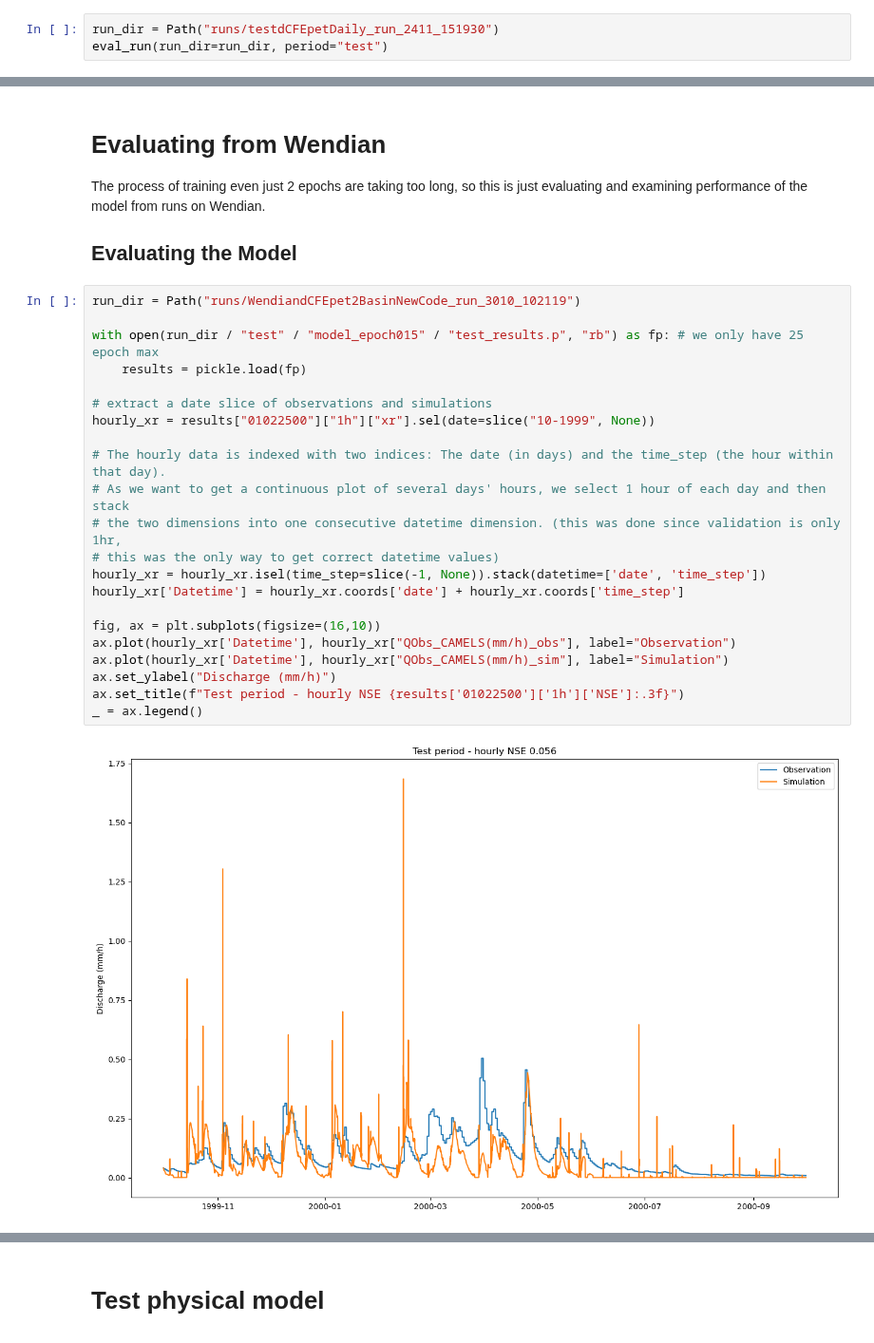
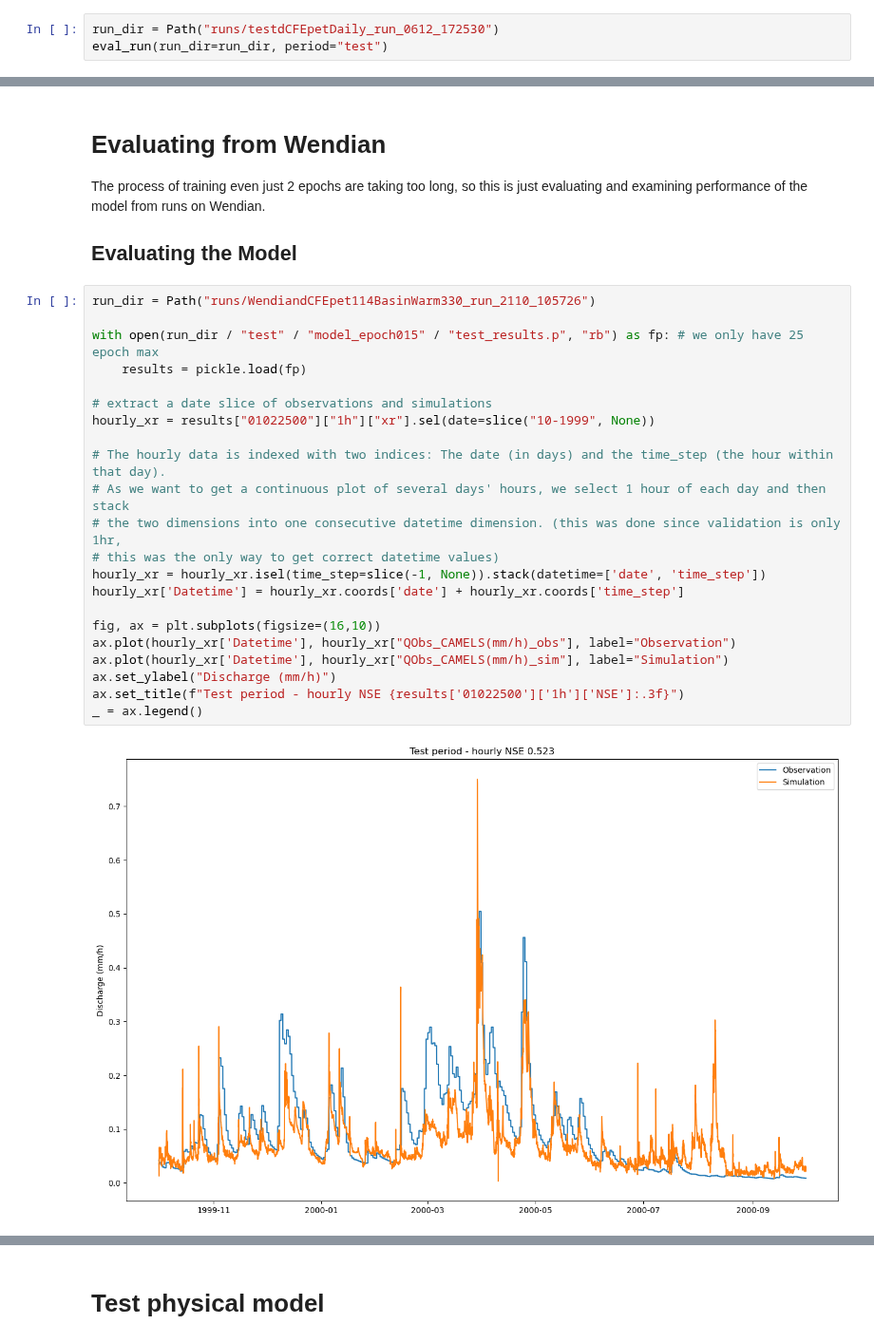
Before and after one commit to mines-ciroh/neuralhydrology, a Jupyter notebook: examples/07-DifferentialCFE-Model/testRun.ipynb, the cells around one changed output, grey strips where cells are left out. Shown at 95% size. Saved outputs shown, nothing was run; the diff lists cells and outputs as text.

Commit message:
Finished daily dCFE

```diff
--- a/examples/07-DifferentialCFE-Model/testRun.ipynb
+++ b/examples/07-DifferentialCFE-Model/testRun.ipynb
@@ -278,6 +279,6 @@ CPU
 # %% [markdown]
 ## Evaluating the Model
 # %%
-run_dir = Path("runs/testdCFEpetDaily_run_2411_151930")
+run_dir = Path("runs/testdCFEpetDaily_run_0612_172530")
 eval_run(run_dir=run_dir, period="test")
 # %% [output]
@@ -337,29 +338,29 @@ array(0.58032113)
 The process of training even just 2 epochs are taking too long, so this is just evaluating and examining performance of the model from runs on Wendian.
 ## Evaluating the Model
 # %%
-run_dir = Path("runs/WendiandCFEpet2BasinNewCode_run_3010_102119")
+run_dir = Path("runs/WendiandCFEpet114BasinWarm330_run_2110_105726")
 
 with open(run_dir / "test" / "model_epoch015" / "test_results.p", "rb") as fp: # we only have 25 epoch max
     results = pickle.load(fp)
 
 # extract a date slice of observations and simulations
 hourly_xr = results["01022500"]["1h"]["xr"].sel(date=slice("10-1999", None))
 
 # The hourly data is indexed with two indices: The date (in days) and the time_step (the hour within that day).
 # As we want to get a continuous plot of several days' hours, we select 1 hour of each day and then stack
 # the two dimensions into one consecutive datetime dimension. (this was done since validation is only 1hr,
 # this was the only way to get correct datetime values)
 hourly_xr = hourly_xr.isel(time_step=slice(-1, None)).stack(datetime=['date', 'time_step'])
 hourly_xr['Datetime'] = hourly_xr.coords['date'] + hourly_xr.coords['time_step']
 
 fig, ax = plt.subplots(figsize=(16,10))
 ax.plot(hourly_xr['Datetime'], hourly_xr["QObs_CAMELS(mm/h)_obs"], label="Observation")
 ax.plot(hourly_xr['Datetime'], hourly_xr["QObs_CAMELS(mm/h)_sim"], label="Simulation")
 ax.set_ylabel("Discharge (mm/h)")
 ax.set_title(f"Test period - hourly NSE {results['01022500']['1h']['NSE']:.3f}")
 _ = ax.legend()
 # %% [output]
-[figure, old version]
+[figure, new version]
 # %%
 # Create subplots with 1 row and 2 columns
 fig, (plotReg, plotDry) = plt.subplots(1, 2, figsize=(10, 5))
```
Also changed, not shown: parts of 5 cells of this notebook, 3 other files.
